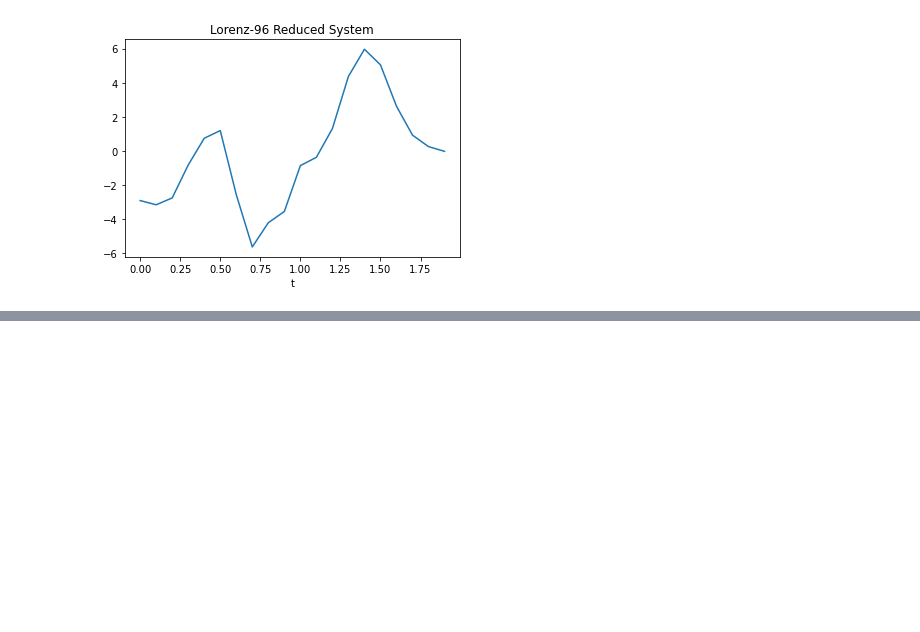
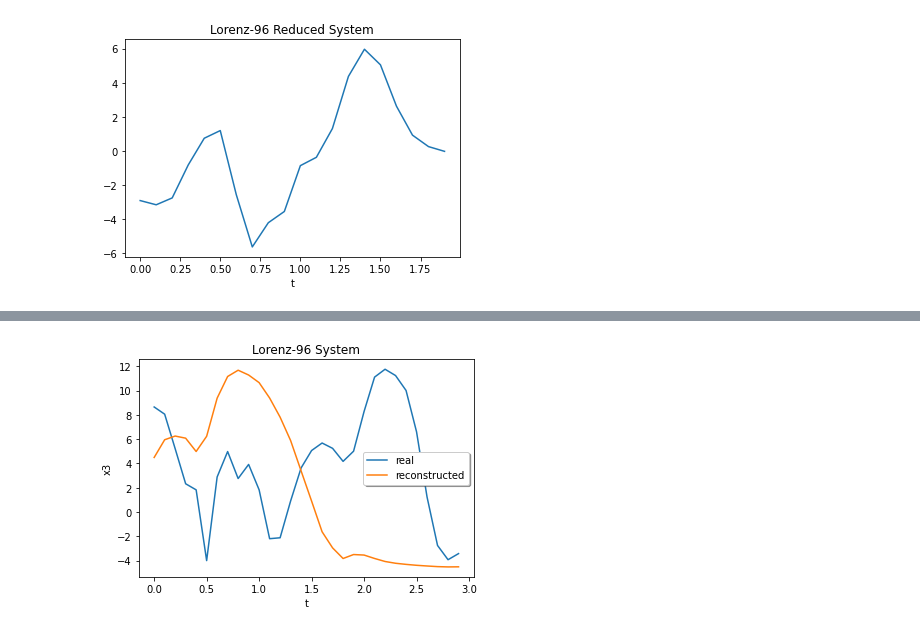
Before and after one commit to michael-psenka/linearize-dynamics, a Jupyter notebook: new-model-test.ipynb, the cells around one changed output, grey strips where cells are left out. Cells and saved outputs as stored; diff of their text form; code cells hidden in the pictures; blank space fills up the shorter version.

Commit message:
Add files via upload
includes kernel transformer

```diff
--- a/new-model-test.ipynb
+++ b/new-model-test.ipynb
@@ -488,0 +543,16 @@ plt.show()
+# %%
+z = RK45_result.sol(t).T
+# observe first 5 entried
+N = 5
+z = z[:,:5]
+data = torch.from_numpy(z).float()
+
+lin_net_2 = LinearizationNet(N, d)
+dy_net_2 = DynamicsNetSingle(T_steps, t_step, d)
+rec_net_2 = ReconstructionNet(N, d)
+ker_net_2 = KernelTransformer(N, d, t_step)
+
+opt_lin_2 = optim.Adam(lin_net_2.parameters(), lr=0.1*lr)
+opt_dy_2 = optim.Adam(dy_net_2.parameters(), lr=0.01*lr)
+opt_ker_2 = optim.Adam(ker_net_2.parameters(), lr=0.01*lr)
+opt_rec_2 = optim.Adam(rec_net_2.parameters(), lr=0.1*lr)
@@ -488,0 +679,39 @@ plt.show()
+# %%
+with torch.no_grad():
+    # collection of all hidden states
+    hidden_data = lin_net_2(data)
+    hidden_data_generated = torch.zeros(T_steps, d)
+
+T_test = T
+t_test = np.arange(0.0, T_test, t_step)
+
+test_index = 3
+
+z = RK45_result.sol(t_test)[test_index]
+
+test_hidden = hidden_data_generated.detach().clone()
+# print(test_hidden.numel())
+for i in range(T_steps-1):
+    prev = test_hidden[i,:]
+    # nxt = dy_net_2(prv) + ker_net_2(data[:j+1,:], prv)
+    nxt = dy_net_2(prev)
+    test_hidden[i+1,:] = nxt
+
+for i in range((int)((T_test - T)/t_step)):
+    prev = test_hidden[-1,:]
+    nxt = dy_net_2(prv) + ker_net_2(data[:j+1,:], prv)
+    test_hidden = torch.cat([test_hidden,nxt], dim=0)
+
+test_rec = rec_net_2(test_hidden)
+# z = 0.01*np.sum(z, axis=0)
+plt.plot(t_test, z.T)
+
+test_plot = test_rec[:,test_index].detach().numpy().T
+plt.plot(t_test[:], test_plot[:])
+plt.xlabel('t')
+plt.ylabel(f'x{test_index}')
+plt.legend(['real', 'reconstructed'], shadow=True)
+plt.title('Lorenz-96 System')
+plt.show()
+# %% [output]
+[figure, added]
```
Also changed, not shown: parts of 14 cells of this notebook.
